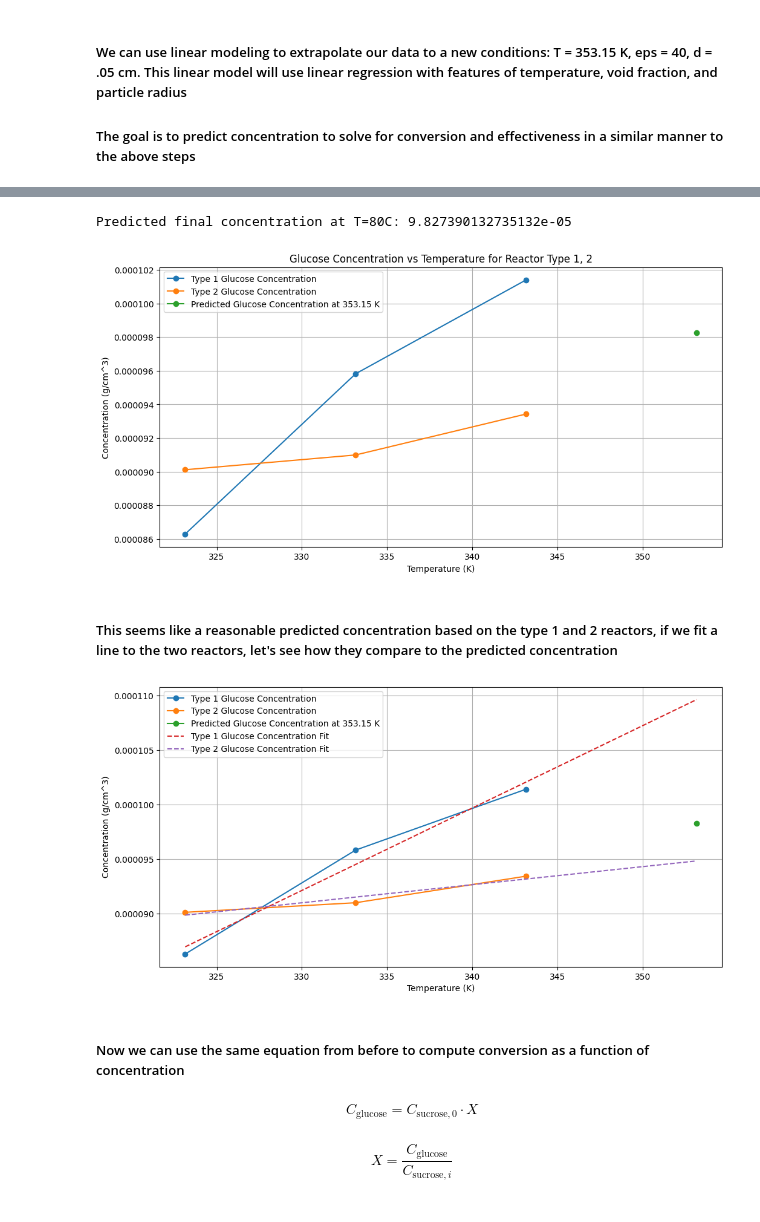
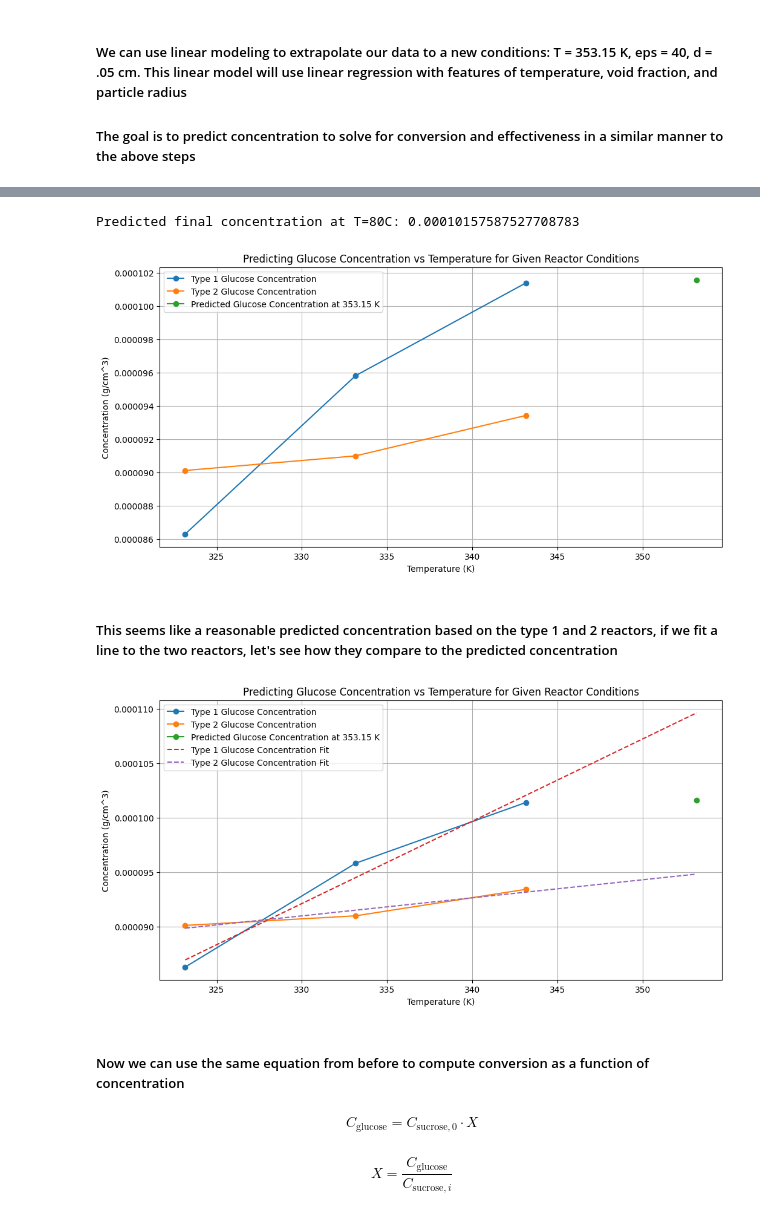
Before and after one commit to rahilisashaik/cbe154, a Jupyter notebook: sucrose-inversion-kinetics/data-analysis.ipynb, the cells around one changed output, grey strips where cells are left out. Cells and saved outputs as stored; diff of their text form; code cells hidden in the pictures.

Commit message:
compled data analysis

```diff
--- a/sucrose-inversion-kinetics/data-analysis.ipynb
+++ b/sucrose-inversion-kinetics/data-analysis.ipynb
@@ -380,8 +381,8 @@ df_1
 ##### $$\ln k = -\,\exp\!\Bigl(\frac{E_a}{R}\Bigr) \quad\Longrightarrow\quad E_a = R \,\ln\!\Bigl[-\,\ln\bigl(k\bigr)\Bigr] $$
 # %%
 R = 8.314 # J / mol * K
-df_1["Activation Energy (J / mol*k)"] = R * np.log(-np.log(df_1["Rate constant (k)"]))
-df_2["Activation Energy (J / mol*k)"] = R * np.log(-np.log(df_2["Rate constant (k)"]))
+df_1["Apparent Activation Energy (J / mol*k)"] = R * np.log(-np.log(df_1["Rate constant (k)"]))
+df_2["Apparent Activation Energy (J / mol*k)"] = R * np.log(-np.log(df_2["Rate constant (k)"]))
 df_1
 # %% [output]
 |  | index | Day | Type | Temperature | Absorbance | Sample | Absorbance adjusted | ... |
@@ -485,27 +477,23 @@ df_stacked
 X = df_stacked[["Temperature", "void fraction", "particle radius"]]
 y = df_stacked["Glucose concentration (g/cm^3)"]
 
-X_train, X_test, y_train, y_test = train_test_split(
-    X, y, test_size=0.3, random_state=42
-)
+model = LinearRegression()
+model.fit(X, y)
 
-model = LinearRegression()
-model.fit(X_train, y_train)
-
-y_pred = model.predict(X_test)
+y_pred = model.predict(X)
 # %%
-temperature_values = np.arange(303.15, 353.15, 1)
+temperature_values = np.arange(303.15, 353.15, 1) # predicting from a range of temperatures from 30 C to 80 C
 
-X_new = pd.DataFrame({
+X_pred = pd.DataFrame({
     "Temperature": temperature_values,
-    "void fraction": [0.40] * len(temperature_values),
-    "particle radius": [0.05] * len(temperature_values)
+    "void fraction": [0.40] * len(temperature_values), # void fraction of 0.40
+    "particle radius": [0.05] * len(temperature_values) # predicting at particle radius of 0.5 cm
 })
 
-C_pred = model.predict(X_new)
+C_pred = model.predict(X_pred)
 print("Predicted final concentration at T=80C:", C_pred[-1])
 # %% [output]
-Predicted final concentration at T=80C: 9.827390132735132e-05
+Predicted final concentration at T=80C: 0.00010157587527708783
 # %%
 x_range_1 = np.linspace(min(df_1["Temperature"]), max(df_1["Temperature"]), len(df_1))
 x_range_2 = np.linspace(min(df_2["Temperature"]), max(df_1["Temperature"]), len(df_2))
@@ -516,38 +504,39 @@ plt.plot(x_range_2, df_2["Glucose concentration (g/cm^3)"], label = "Type 2 Gluc
 plt.plot(353.15, C_pred[-1], marker= "o", label = "Predicted Glucose Concentration at 353.15 K")
 plt.xlabel("Temperature (K)")
 plt.ylabel("Concentration (g/cm^3)")
-plt.title("Glucose Concentration vs Temperature for Reactor Type 1, 2")
+plt.title("Predicting Glucose Concentration vs Temperature for Given Reactor Conditions")
 plt.legend()
 plt.grid()
 
 plt.show()
 # %% [output]
-[figure, old version]
+[figure, new version]
 # %% [markdown]
 ##### This seems like a reasonable predicted concentration based on the type 1 and 2 reactors, if we fit a line to the two reactors, let's see how they compare to the predicted concentration
 # %%
 result_C_1 = linregress(df_1["Temperature"], df_1["Glucose concentration (g/cm^3)"])
 result_C_2 = linregress(df_2["Temperature"], df_2["Glucose concentration (g/cm^3)"])
 
 x_fit_1 = np.linspace(min(df_1["Temperature"]), 353.15, 10)
 y_fit_1 = result_C_1.slope * x_fit_1 + result_C_1.intercept
 
 x_fit_2 = np.linspace(min(df_2["Temperature"]), 353.15, 10)
 y_fit_2 = result_C_2.slope * x_fit_2 + result_C_2.intercept
 
 plt.figure(figsize=(12,6))
+plt.title("Predicting Glucose Concentration vs Temperature for Given Reactor Conditions")
 plt.plot(df_1["Temperature"], df_1["Glucose concentration (g/cm^3)"], label = "Type 1 Glucose Concentration", marker= "o")
 plt.plot(df_2["Temperature"], df_2["Glucose concentration (g/cm^3)"], label = "Type 2 Glucose Concentration", marker= "o")
 plt.plot(353.15, C_pred[-1], marker= "o", label = "Predicted Glucose Concentration at 353.15 K")
 plt.plot(x_fit_1, y_fit_1, label = "Type 1 Glucose Concentration Fit", linestyle = "dashed")
 plt.plot(x_fit_2, y_fit_2, label = "Type 2 Glucose Concentration Fit", linestyle = "dashed")
 plt.xlabel("Temperature (K)")
 plt.ylabel("Concentration (g/cm^3)")
 plt.grid()
 plt.legend()
 plt.show()
 # %% [output]
-[figure, old version]
+[figure, new version]
 # %% [markdown]
 ##### Now we can use the same equation from before to compute conversion as a function of concentration
 ##### $$C_{\text{glucose}} = C_{\text{sucrose},0} \cdot X$$
```
Also changed, not shown: parts of 18 cells of this notebook.
